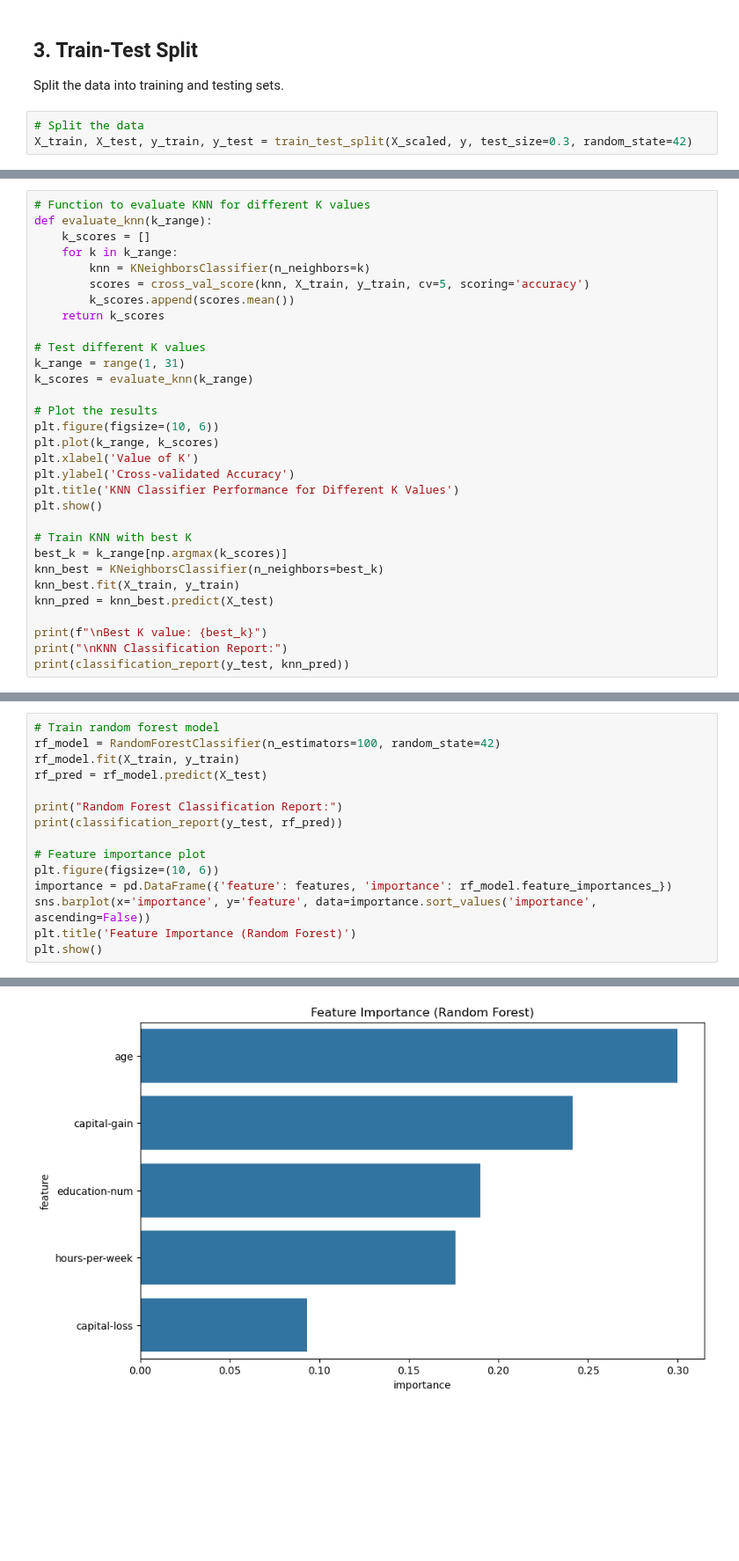
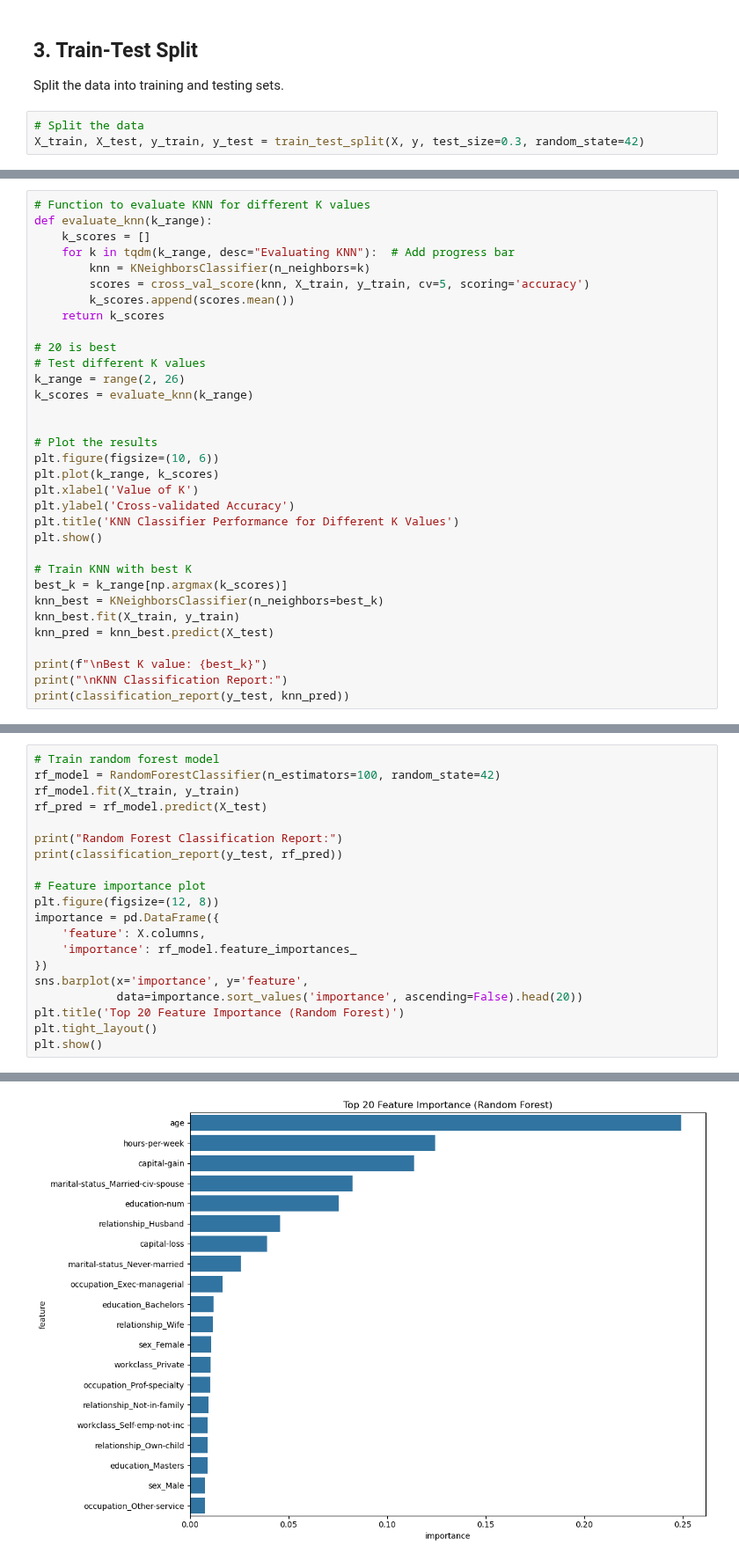
Before and after one commit to victorwp288/Data_-_things, a Jupyter notebook: 6.classification.ipynb, the cells around one changed output, grey strips where cells are left out. Shown at 88% size. Cells and saved outputs as stored; diff of their text form; blank space fills up the shorter version.

```diff
--- a/6.classification.ipynb
+++ b/6.classification.ipynb
@@ -103,4 +110,4 @@ Missing values in target:
 Split the data into training and testing sets.
 # %%
 # Split the data
-X_train, X_test, y_train, y_test = train_test_split(X_scaled, y, test_size=0.3, random_state=42)
+X_train, X_test, y_train, y_test = train_test_split(X, y, test_size=0.3, random_state=42)
@@ -111,15 +127,17 @@ Let's try different values of K and find the optimal one.
 # Function to evaluate KNN for different K values
 def evaluate_knn(k_range):
     k_scores = []
-    for k in k_range:
+    for k in tqdm(k_range, desc="Evaluating KNN"):  # Add progress bar
         knn = KNeighborsClassifier(n_neighbors=k)
         scores = cross_val_score(knn, X_train, y_train, cv=5, scoring='accuracy')
         k_scores.append(scores.mean())
     return k_scores
 
+# 20 is best
 # Test different K values
-k_range = range(1, 31)
+k_range = range(2, 26)
 k_scores = evaluate_knn(k_range)
+
 
 # Plot the results
 plt.figure(figsize=(10, 6))
@@ -208,10 +245,15 @@ print("Random Forest Classification Report:")
 print(classification_report(y_test, rf_pred))
 
 # Feature importance plot
-plt.figure(figsize=(10, 6))
-importance = pd.DataFrame({'feature': features, 'importance': rf_model.feature_importances_})
-sns.barplot(x='importance', y='feature', data=importance.sort_values('importance', ascending=False))
-plt.title('Feature Importance (Random Forest)')
+plt.figure(figsize=(12, 8))
+importance = pd.DataFrame({
+    'feature': X.columns,
+    'importance': rf_model.feature_importances_
+})
+sns.barplot(x='importance', y='feature',
+            data=importance.sort_values('importance', ascending=False).head(20))
+plt.title('Top 20 Feature Importance (Random Forest)')
+plt.tight_layout()
 plt.show()
 # %% [output]
 Random Forest Classification Report:
@@ -226 +268 @@ weighted avg       0.81      0.83      0.81     14653
-[figure, old version]
+[figure, new version]
```
Also changed, not shown: parts of 26 cells of this notebook, 3 other files.
